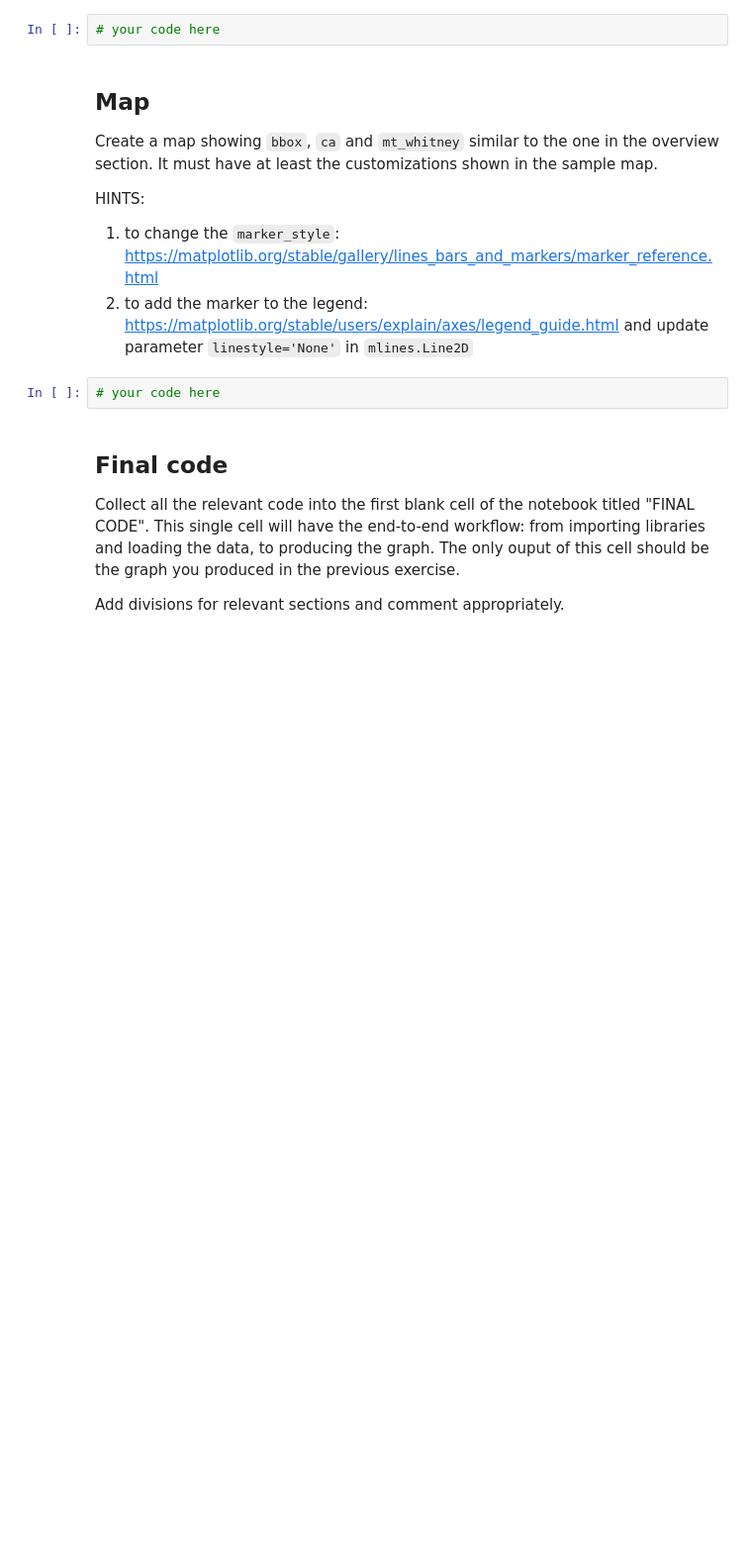
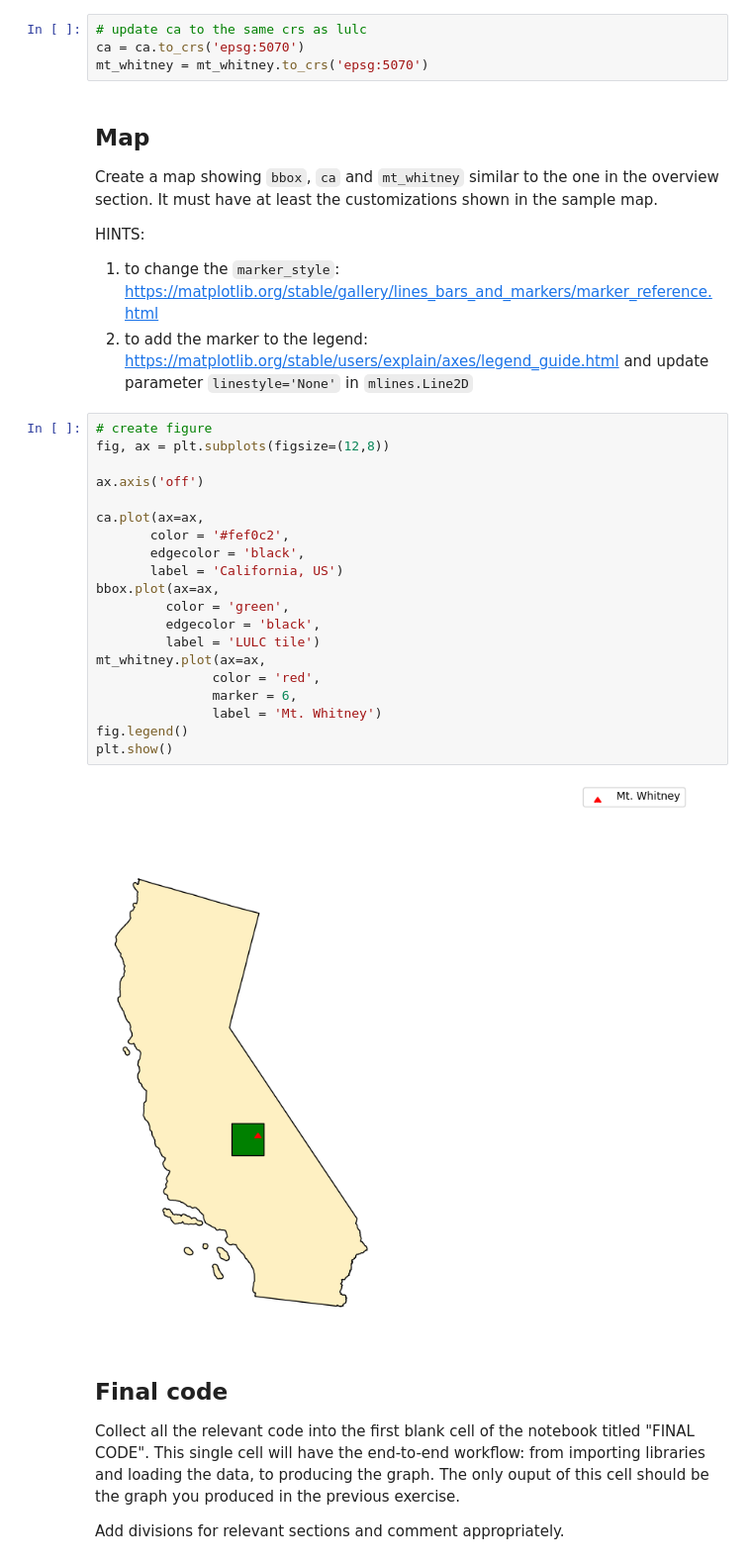
Before and after one commit to mwidas/eds220-hwk-4, a Jupyter notebook: hwk4-task1-whitney-map-2.ipynb, the cells around one changed output. Shown: that part at 99% size. Saved outputs shown, nothing was run; the diff lists cells and outputs as text; blank space fills up the shorter version.

```diff
--- a/hwk4-task1-whitney-map-2.ipynb
+++ b/hwk4-task1-whitney-map-2.ipynb
@@ -117,7 +125,9 @@ Create a `geopands.GeoDataFrame` named `mt_whitney` having the coordinates of Mo
 If there are any updates needed to the data, perform them in the next cells (you may add as many as you need).
 At the top of each one, include a comment explaining what is happening in that cell's code.
 # %%
-# your code here
+# update ca to the same crs as lulc
+ca = ca.to_crs('epsg:5070')
+mt_whitney = mt_whitney.to_crs('epsg:5070')
 # %% [markdown]
 ## Map
 
@@ -128,7 +138,27 @@ HINTS:
 1. to change the `marker_style`: https://matplotlib.org/stable/gallery/lines_bars_and_markers/marker_reference.html
 2. to add the marker to the legend: https://matplotlib.org/stable/users/explain/axes/legend_guide.html and update parameter `linestyle='None'` in `mlines.Line2D`
 # %%
-# your code here
+# create figure
+fig, ax = plt.subplots(figsize=(12,8))
+
+ax.axis('off')
+
+ca.plot(ax=ax,
+       color = '#fef0c2',
+       edgecolor = 'black',
+       label = 'California, US')
+bbox.plot(ax=ax,
+         color = 'green',
+         edgecolor = 'black',
+         label = 'LULC tile')
+mt_whitney.plot(ax=ax,
+               color = 'red',
+               marker = 6,
+               label = 'Mt. Whitney')
+fig.legend()
+plt.show()
+# %% [output]
+[figure, added]
 # %% [markdown]
 ## Final code
 Collect all the relevant code into the first blank cell of the notebook titled "FINAL CODE". This single cell will have the end-to-end workflow: from importing libraries and loading the data, to producing the graph. The only ouput of this cell should be the graph you produced in the previous exercise.
```
Also changed, not shown: parts of 4 cells of this notebook.
